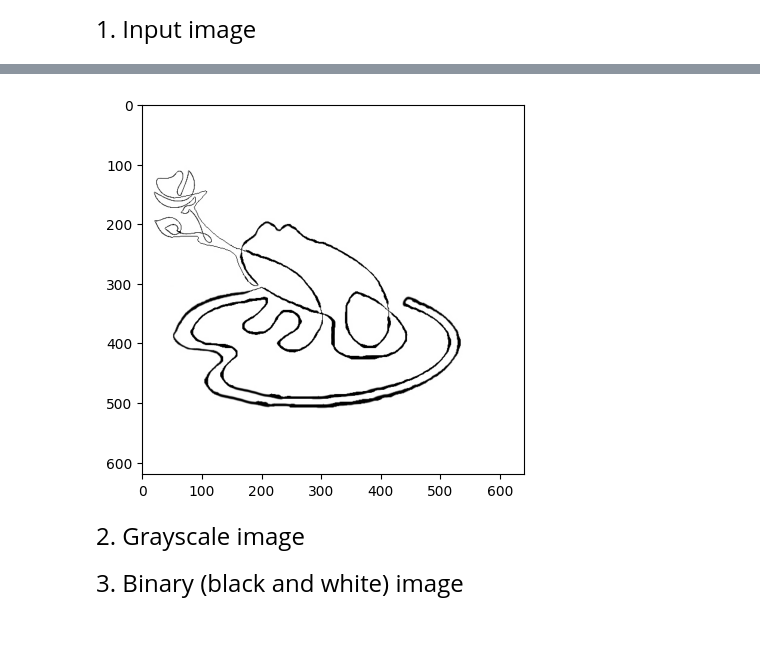
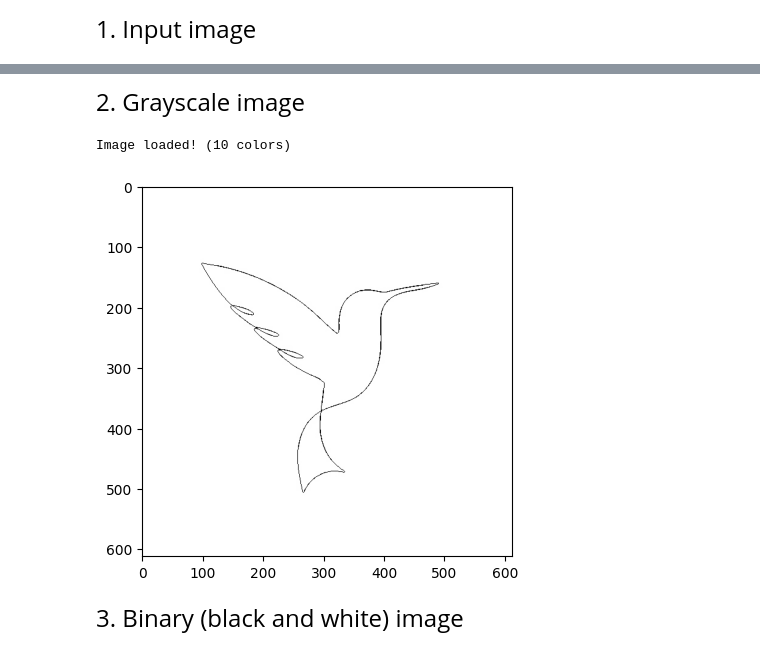
Before and after one commit to steurendo/FourierCoefficientsGenerator, a Jupyter notebook: img_to_fourier.ipynb, the cells around one changed output, grey strips where cells are left out. Drawn from its saved outputs; the diff is of its cells as text; code cells hidden in the pictures.

```diff
--- a/img_to_fourier.ipynb
+++ b/img_to_fourier.ipynb
@@ -56,8 +23,5 @@ Image loaded! (256 colors)
-# %%
-plt.figure()
-plt.imshow(img)
-plt.show()
-# %% [output]
-[figure, removed]
+# %%
+# file_path = 'images/Caterpillar.jpg'
+file_path = 'images/_oneline.jpg'
 # %% [markdown]
 <font size=5>2. Grayscale image</font>
@@ -64,2 +33,13 @@ plt.show()
+# %%
+image_grayscale = load_grayscale(file_path)
+print(f'Image loaded! ({np.unique(image_grayscale).shape[0]} colors)')
+# %% [output]
+Image loaded! (10 colors)
+# %%
+plt.figure()
+plt.imshow(image_grayscale)
+plt.show()
+# %% [output]
+[figure, added]
 # %% [markdown]
 <font size=5>3. Binary (black and white) image</font>
```
Also changed, not shown: parts of 15 cells of this notebook, 11 other files.
